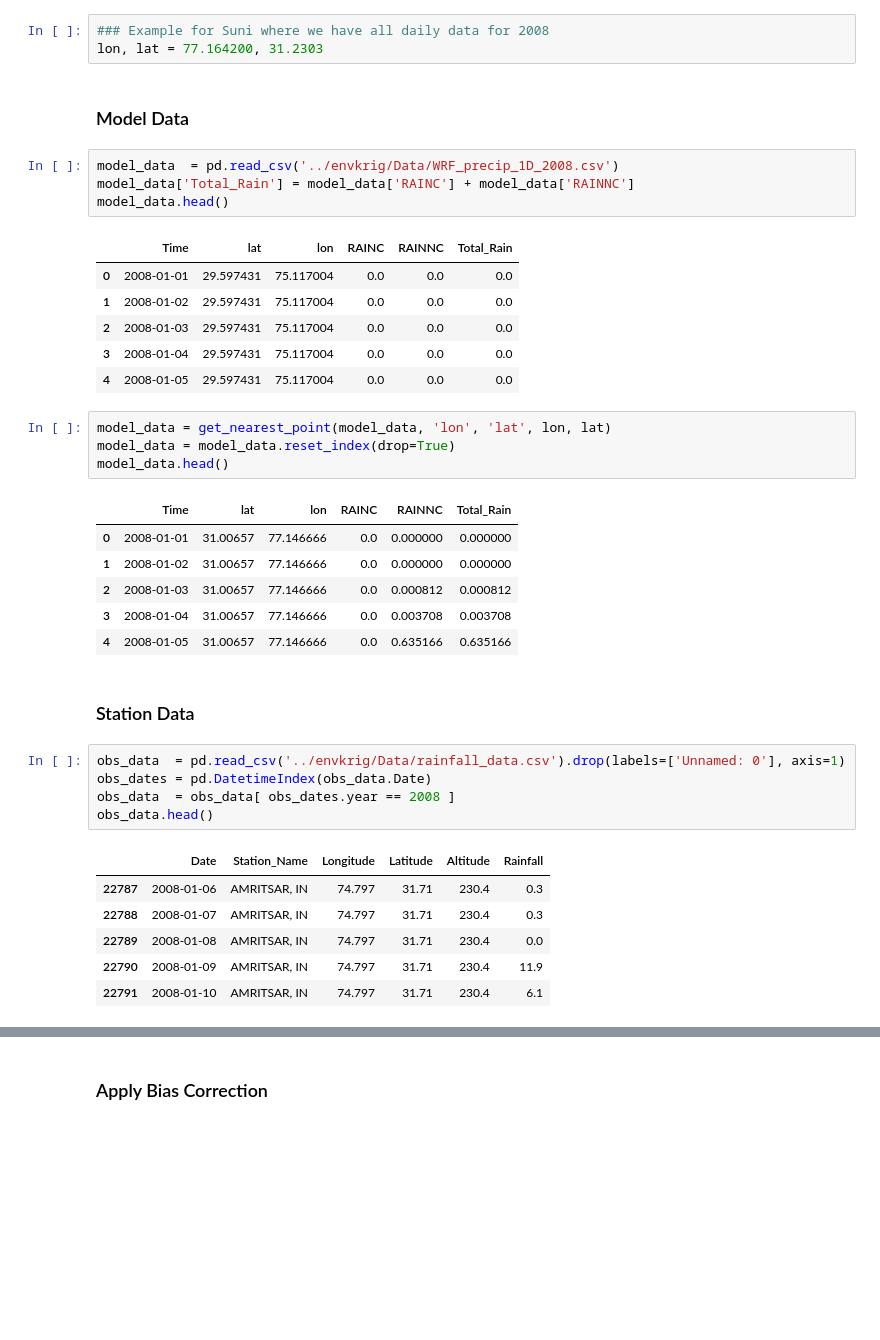
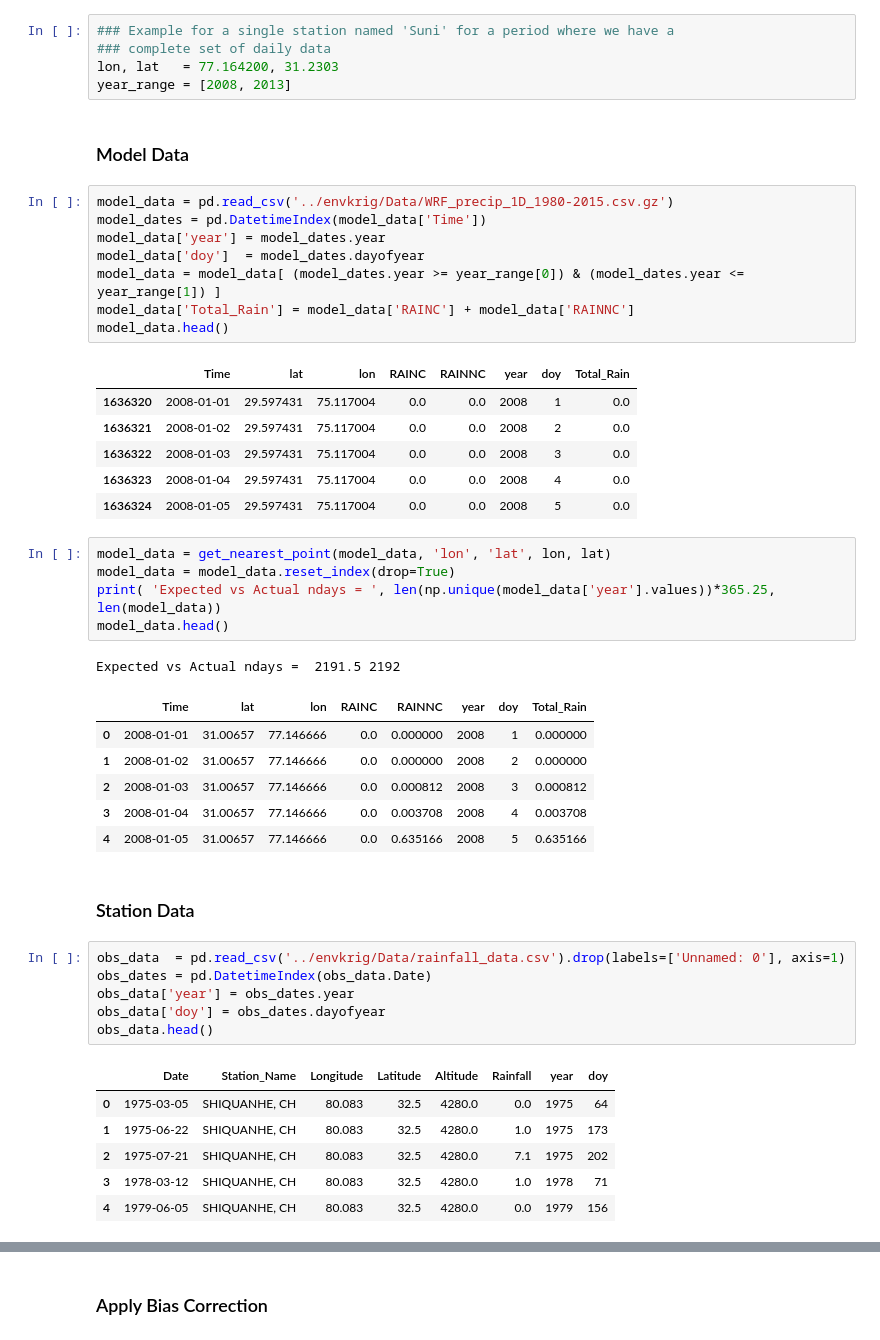
Before and after one commit to scotthosking/notebooks, a Jupyter notebook: Bias_Correction_for_Precip.ipynb, the cells around one changed output, grey strips where cells are left out. Drawn from its saved outputs; the diff is of its cells as text; blank space fills up the shorter version.

```diff
--- a/Bias_Correction_for_Precip.ipynb
+++ b/Bias_Correction_for_Precip.ipynb
@@ -69,44 +69,53 @@ def get_nearest_point(df, lon_label, lat_label, my_lon, my_lat):
 # %% [markdown]
 ## Read in data
 # %%
-### Example for Suni where we have all daily data for 2008
-lon, lat = 77.164200, 31.2303
+### Example for a single station named 'Suni' for a period where we have a
+### complete set of daily data
+lon, lat   = 77.164200, 31.2303
+year_range = [2008, 2013]
 # %% [markdown]
 ### Model Data
 # %%
-model_data  = pd.read_csv('../envkrig/Data/WRF_precip_1D_2008.csv')
+model_data = pd.read_csv('../envkrig/Data/WRF_precip_1D_1980-2015.csv.gz')
+model_dates = pd.DatetimeIndex(model_data['Time'])
+model_data['year'] = model_dates.year
+model_data['doy']  = model_dates.dayofyear
+model_data = model_data[ (model_dates.year >= year_range[0]) & (model_dates.year <= year_range[1]) ]
 model_data['Total_Rain'] = model_data['RAINC'] + model_data['RAINNC']
 model_data.head()
 # %% [output]
-|  | Time | lat | lon | RAINC | RAINNC | Total_Rain |
-| 0 | 2008-01-01 | 29.597431 | 75.117004 | 0.0 | 0.0 | 0.0 |
-| 1 | 2008-01-02 | 29.597431 | 75.117004 | 0.0 | 0.0 | 0.0 |
-| 2 | 2008-01-03 | 29.597431 | 75.117004 | 0.0 | 0.0 | 0.0 |
-| 3 | 2008-01-04 | 29.597431 | 75.117004 | 0.0 | 0.0 | 0.0 |
-| 4 | 2008-01-05 | 29.597431 | 75.117004 | 0.0 | 0.0 | 0.0 |
+|  | Time | lat | lon | RAINC | RAINNC | year | doy | Total_Rain |
+| 1636320 | 2008-01-01 | 29.597431 | 75.117004 | 0.0 | 0.0 | 2008 | 1 | 0.0 |
+| 1636321 | 2008-01-02 | 29.597431 | 75.117004 | 0.0 | 0.0 | 2008 | 2 | 0.0 |
+| 1636322 | 2008-01-03 | 29.597431 | 75.117004 | 0.0 | 0.0 | 2008 | 3 | 0.0 |
+| 1636323 | 2008-01-04 | 29.597431 | 75.117004 | 0.0 | 0.0 | 2008 | 4 | 0.0 |
+| 1636324 | 2008-01-05 | 29.597431 | 75.117004 | 0.0 | 0.0 | 2008 | 5 | 0.0 |
 # %%
 model_data = get_nearest_point(model_data, 'lon', 'lat', lon, lat)
 model_data = model_data.reset_index(drop=True)
+print( 'Expected vs Actual ndays = ', len(np.unique(model_data['year'].values))*365.25, len(model_data))
 model_data.head()
 # %% [output]
+Expected vs Actual ndays =  2191.5 2192
-|  | Time | lat | lon | RAINC | RAINNC | Total_Rain |
-| 0 | 2008-01-01 | 31.00657 | 77.146666 | 0.0 | 0.000000 | 0.000000 |
-| 1 | 2008-01-02 | 31.00657 | 77.146666 | 0.0 | 0.000000 | 0.000000 |
-| 2 | 2008-01-03 | 31.00657 | 77.146666 | 0.0 | 0.000812 | 0.000812 |
-| 3 | 2008-01-04 | 31.00657 | 77.146666 | 0.0 | 0.003708 | 0.003708 |
-| 4 | 2008-01-05 | 31.00657 | 77.146666 | 0.0 | 0.635166 | 0.635166 |
+|  | Time | lat | lon | RAINC | RAINNC | year | doy | Total_Rain |
+| 0 | 2008-01-01 | 31.00657 | 77.146666 | 0.0 | 0.000000 | 2008 | 1 | 0.000000 |
+| 1 | 2008-01-02 | 31.00657 | 77.146666 | 0.0 | 0.000000 | 2008 | 2 | 0.000000 |
+| 2 | 2008-01-03 | 31.00657 | 77.146666 | 0.0 | 0.000812 | 2008 | 3 | 0.000812 |
+| 3 | 2008-01-04 | 31.00657 | 77.146666 | 0.0 | 0.003708 | 2008 | 4 | 0.003708 |
+| 4 | 2008-01-05 | 31.00657 | 77.146666 | 0.0 | 0.635166 | 2008 | 5 | 0.635166 |
 # %% [markdown]
 ### Station Data
 # %%
 obs_data  = pd.read_csv('../envkrig/Data/rainfall_data.csv').drop(labels=['Unnamed: 0'], axis=1)
 obs_dates = pd.DatetimeIndex(obs_data.Date)
-obs_data  = obs_data[ obs_dates.year == 2008 ]
+obs_data['year'] = obs_dates.year
+obs_data['doy'] = obs_dates.dayofyear
 obs_data.head()
 # %% [output]
-|  | Date | Station_Name | Longitude | Latitude | Altitude | Rainfall |
-| 22787 | 2008-01-06 | AMRITSAR, IN | 74.797 | 31.71 | 230.4 | 0.3 |
-| 22788 | 2008-01-07 | AMRITSAR, IN | 74.797 | 31.71 | 230.4 | 0.3 |
-| 22789 | 2008-01-08 | AMRITSAR, IN | 74.797 | 31.71 | 230.4 | 0.0 |
-| 22790 | 2008-01-09 | AMRITSAR, IN | 74.797 | 31.71 | 230.4 | 11.9 |
-| 22791 | 2008-01-10 | AMRITSAR, IN | 74.797 | 31.71 | 230.4 | 6.1 |
+|  | Date | Station_Name | Longitude | Latitude | Altitude | Rainfall | year | doy |
+| 0 | 1975-03-05 | SHIQUANHE, CH | 80.083 | 32.5 | 4280.0 | 0.0 | 1975 | 64 |
+| 1 | 1975-06-22 | SHIQUANHE, CH | 80.083 | 32.5 | 4280.0 | 1.0 | 1975 | 173 |
+| 2 | 1975-07-21 | SHIQUANHE, CH | 80.083 | 32.5 | 4280.0 | 7.1 | 1975 | 202 |
+| 3 | 1978-03-12 | SHIQUANHE, CH | 80.083 | 32.5 | 4280.0 | 1.0 | 1978 | 71 |
+| 4 | 1979-06-05 | SHIQUANHE, CH | 80.083 | 32.5 | 4280.0 | 0.0 | 1979 | 156 |
 # %%
```
Also changed, not shown: parts of 11 cells of this notebook.
